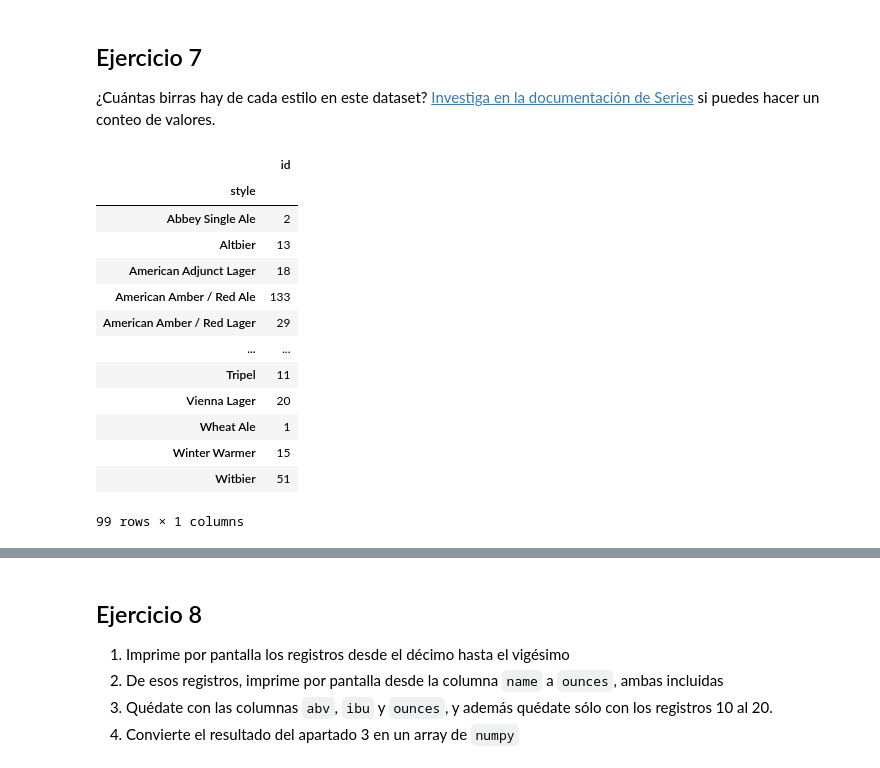
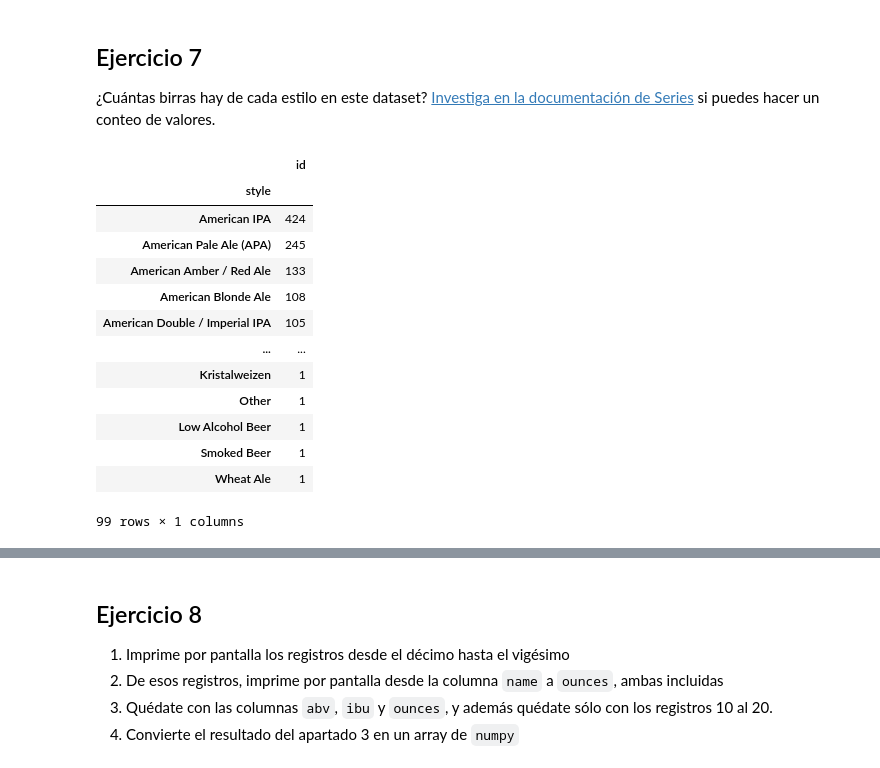
Before and after one commit to urkomen/2026-02-BILBAO-FT-Data-Science, a Jupyter notebook: 2-Data_Analysis/2-Pandas/Practica/6-Beers/birras_repaso_urko.ipynb, the cells around one changed output, grey strips where cells are left out. Cells and saved outputs as stored; diff of their text form; code cells hidden in the pictures.

```diff
--- a/2-Data_Analysis/2-Pandas/Practica/6-Beers/birras_repaso_urko.ipynb
+++ b/2-Data_Analysis/2-Pandas/Practica/6-Beers/birras_repaso_urko.ipynb
@@ -123,19 +123,19 @@ beer.describe().T
 ¿Cuántas birras hay de cada estilo en este dataset? [Investiga en la documentación de Series](https://pandas.pydata.org/pandas-docs/stable/reference/api/pandas.Series.html) si puedes hacer un conteo de valores.
 # %%
 # Agrupamos por tipo de cerveza y mostramos cuántos id diferentes tiene cada uno
-beer.groupby('style')[['id']].nunique()
+beer.groupby('style')[['id']].nunique().sort_values('id', ascending=False)
 # %% [output]
 |  | id |
 | style |  |
-| Abbey Single Ale | 2 |
-| Altbier | 13 |
-| American Adjunct Lager | 18 |
+| American IPA | 424 |
+| American Pale Ale (APA) | 245 |
 | American Amber / Red Ale | 133 |
-| American Amber / Red Lager | 29 |
+| American Blonde Ale | 108 |
+| American Double / Imperial IPA | 105 |
 | ... | ... |
-| Tripel | 11 |
-| Vienna Lager | 20 |
+| Kristalweizen | 1 |
+| Other | 1 |
+| Low Alcohol Beer | 1 |
+| Smoked Beer | 1 |
 | Wheat Ale | 1 |
-| Winter Warmer | 15 |
-| Witbier | 51 |
 99 rows × 1 columns
```
Also changed, not shown: parts of 17 cells of this notebook, 3 other files.
